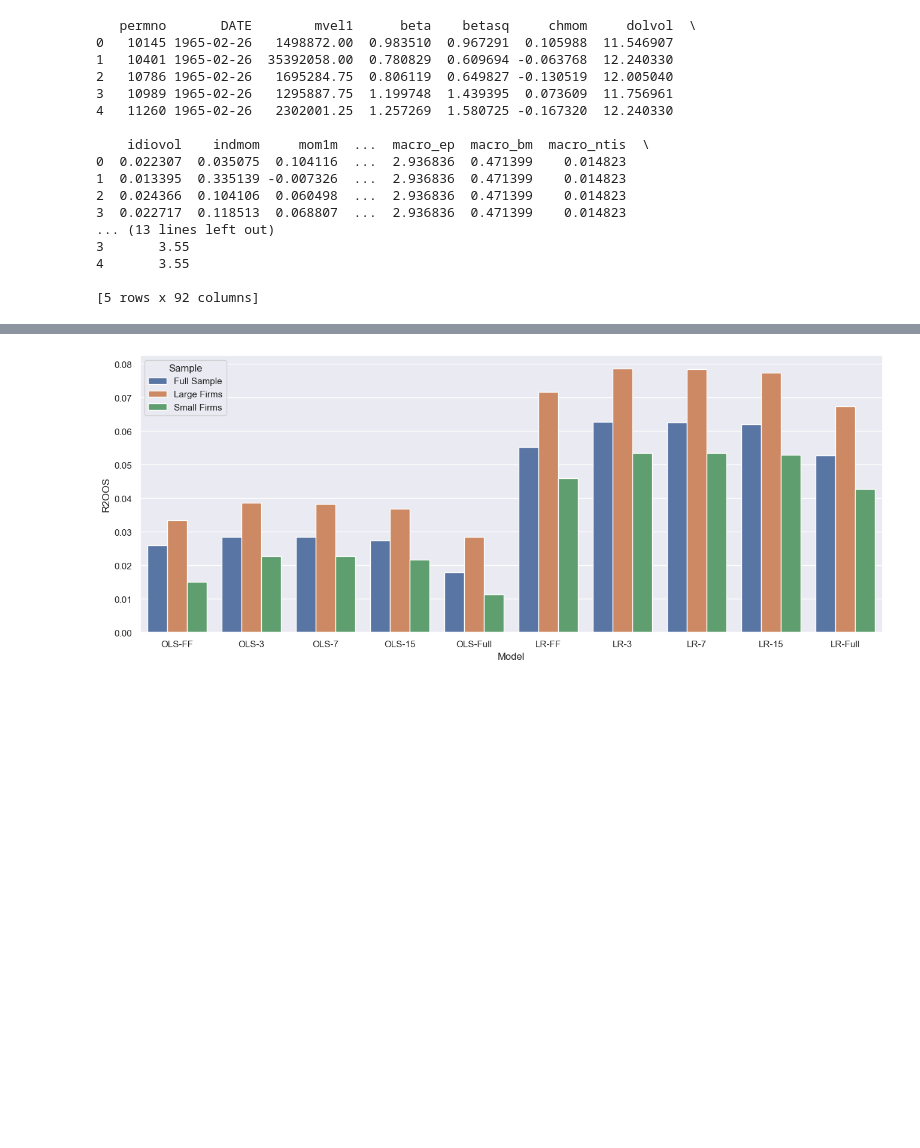
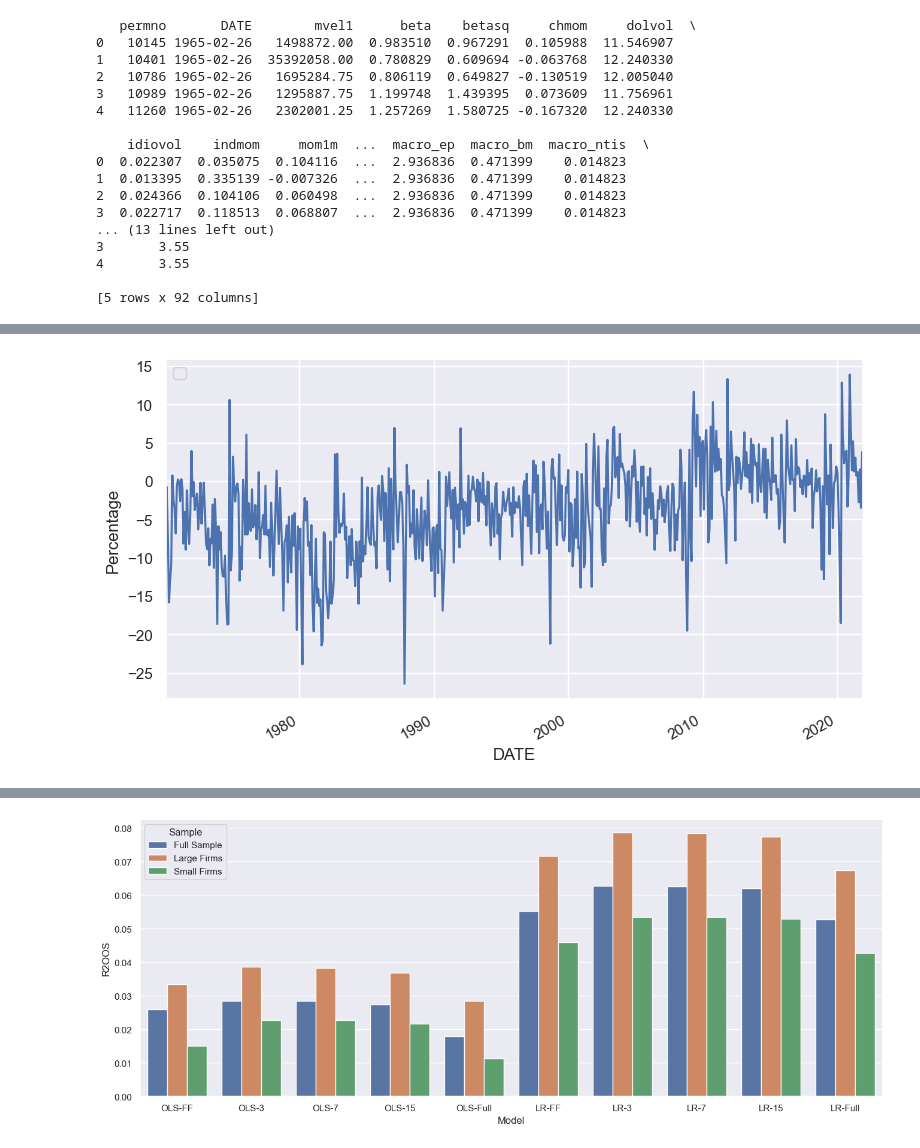
Before and after one commit to KidQuant/Taming-The-Factor-Zoo, a Jupyter notebook: 3_EDA.ipynb, the cells around one changed output, grey strips where cells are left out. Saved outputs shown, nothing was run; the diff lists cells and outputs as text; code cells hidden in the pictures; blank space fills up the shorter version.

```diff
--- a/3_EDA.ipynb
+++ b/3_EDA.ipynb
@@ -86,18 +127,20 @@ df[features].hist(layout=(-1, 3), bins=np.linspace(-1,1,50), ax=ax)
 # %%
 risk_data = df[["risk_premium", "permno", "DATE"]]
 #create equal weights
 risk_data["eq_weights"] = 1/risk_data.groupby('DATE')['permno'].transform('size')
 risk_data['premium_stock_ew'] = risk_data['risk_premium'] * risk_data['eq_weights']
 risk_data['returns'] = risk_data.groupby('DATE')['premium_stock_ew'].transform('sum')
 
 risk_data = risk_data[['DATE', 'returns']].drop_duplicates()
 risk_data = risk_data.set_index('DATE')
 
-risk_data.plot(grid=True, figsize=(12, 6))
-
+risk_data.plot(grid=True, figsize=(9, 5))
+plt.ylabel('Percentage')
 plt.xlim(datetime.date(1970,1,31),datetime.date(2021,11,30))
 plt.legend('')
 plt.savefig('images/risk_premium.png', bbox_inches='tight')
+# %% [output]
+[figure, added]
 # %%
 rcParams['figure.figsize'] = 15, 10
 sns.histplot(data = df2, x='mvel1', binrange = (0, 15000000))
```
Also changed, not shown: parts of 12 cells of this notebook.
